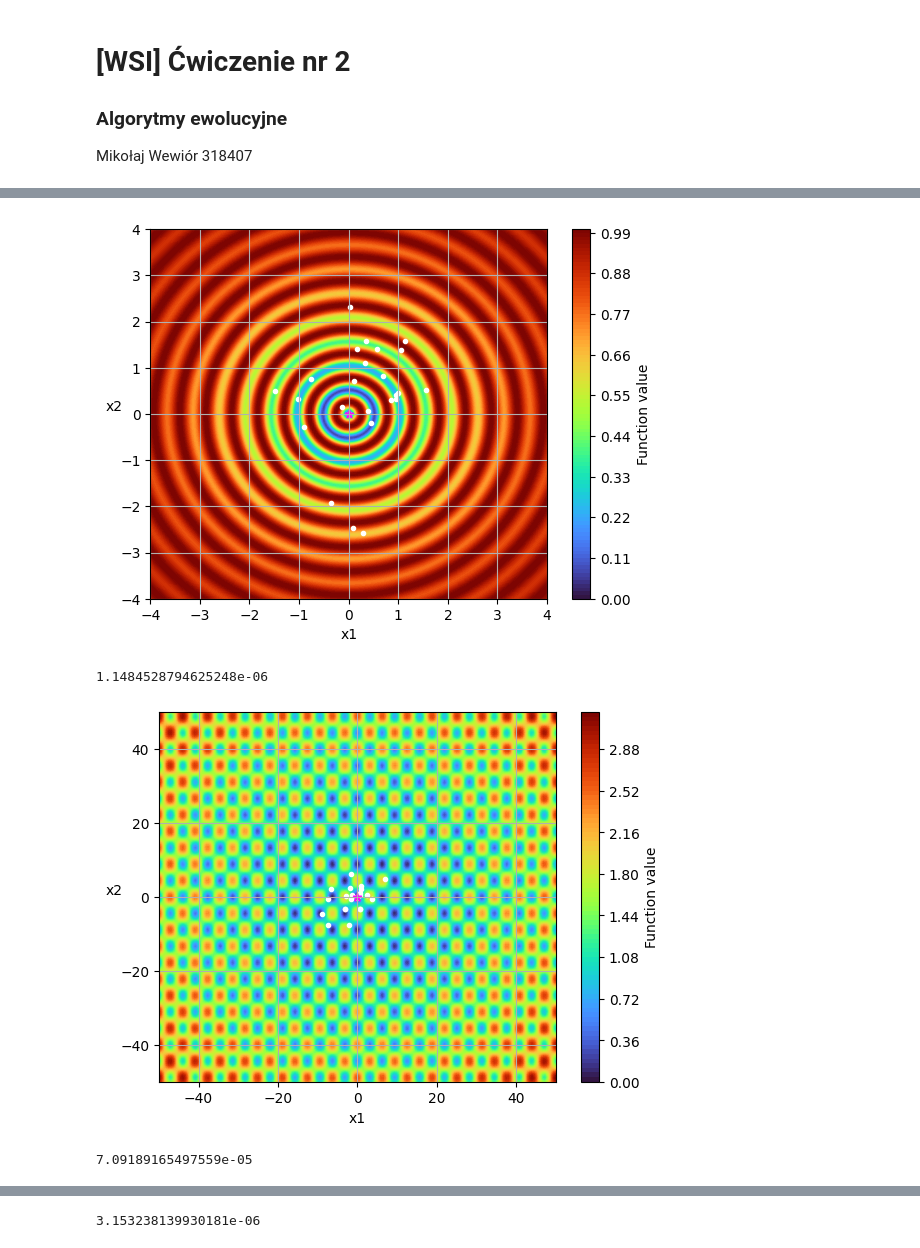
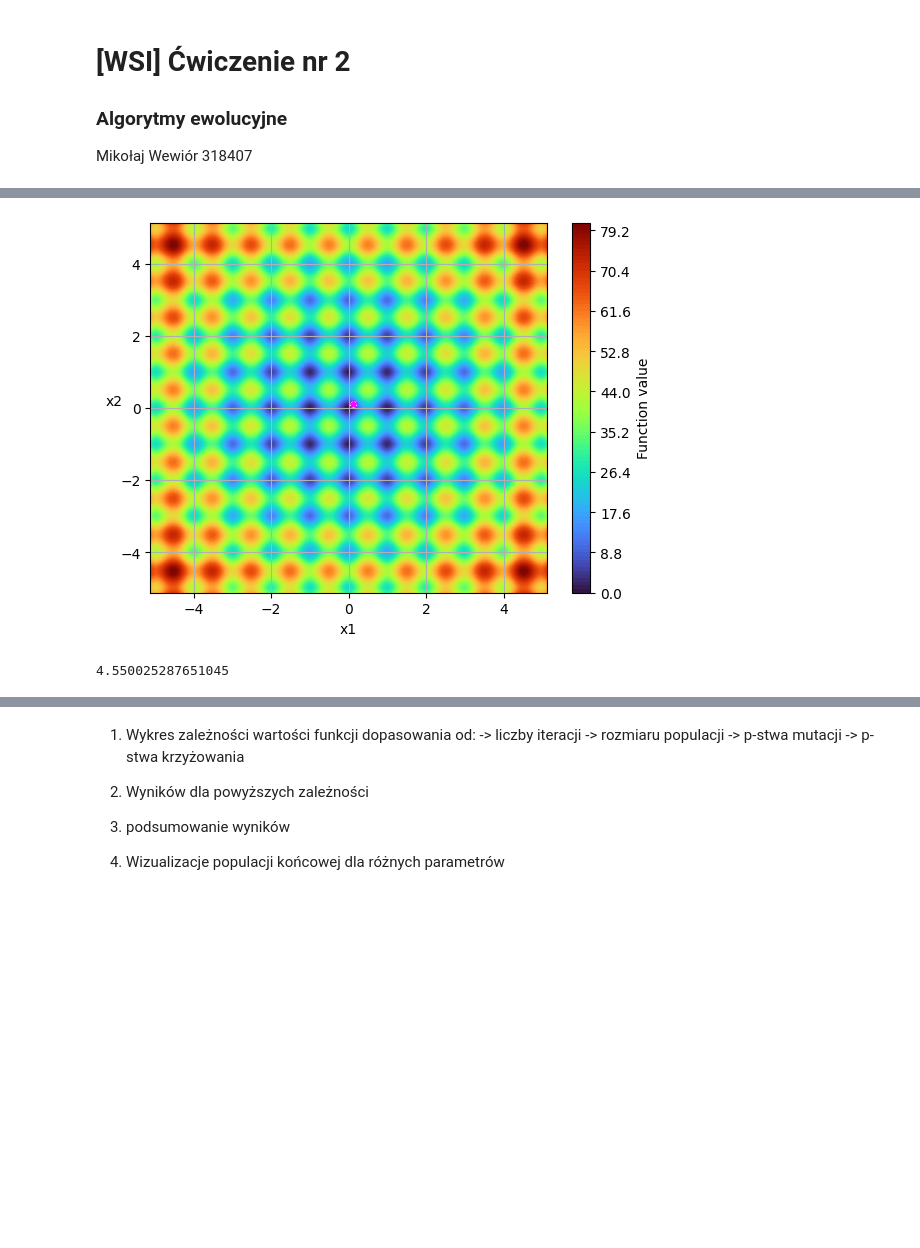
Before and after one commit to mwewior/introduction-to-ai, a Jupyter notebook: lab2/ewolucja.ipynb, the cells around one changed output, grey strips where cells are left out. Cells and saved outputs as stored; diff of their text form; code cells hidden in the pictures; blank space fills up the shorter version.

```diff
--- a/lab2/ewolucja.ipynb
+++ b/lab2/ewolucja.ipynb
@@ -27,7 +27,7 @@ BEST_COLOR = "magenta"
 ITERATIONS = 1000
 POPULATION = 25
 PC = 0.4
-PM = 0.7
+PM = 0.6
 SIGMA = 0.5
 ELITE_SUCCESSION = 1
 # %%
@@ -426,32 +683,21 @@ class Plotter:
 # %%
+plot = Plotter(testfun, PLOT_STEPS)
+sigma = SIGMA
+if testfun.name() == "Griewank": sigma = 2
 
-testing_functions = [
-    DropWave(DROP_BOUNDS, DIMENSIONS),
-    Griewank(GRIE_BOUNDS, DIMENSIONS),
-    Rastrigin(RAST_BOUNDS, DIMENSIONS)
-]
+# population = Evolution(testfun, ITERATIONS, POPULATION, PM, PC, sigma)
+population = Evolution(testfun, ITERATIONS, POPULATION, 0.0, PC, sigma)
+best_fitnesses = []
 
+t = 0
+while t < population.iterations():
+    t+=1
+    population.new_generation()
+    best_fitnesses.append(population.best_fitness().value())
 
-for testfun in testing_functions:
-
-    plot = Plotter(testfun, PLOT_STEPS)
-    sigma = SIGMA
-    if testfun.name() == "Griewank": sigma = 2
-
-    population = Evolution(testfun, ITERATIONS, POPULATION, PM, PC, sigma)
-    best_fitnesses = []
-
-    t = 0
-    while t < population.iterations():
-        t+=1
-        population.new_generation()
-        best_fitnesses.append(population.best_fitness().value())
-
-    plot.plot(drow_now=True)
-    plot.draw_points(population)
-    print(population.best_fitness().value())
+plot.plot(drow_now=True)
+plot.draw_points(population)
+print(population.best_fitness().value())
 # %% [output]
-[figure, old version]
+[figure, new version]
-1.1484528794625248e-06
+4.550025287651045
-[figure, removed]
-7.09189165497559e-05
@@ -459 +704,13 @@ for testfun in testing_functions:
-3.153238139930181e-06
+# %% [markdown]
+1) Wykres zależności wartości funkcji dopasowania od: </br>
+    -> liczby iteracji</br>
+    -> rozmiaru populacji</br>
+    -> p-stwa mutacji</br>
+    -> p-stwa krzyżowania</br>
+</br>
+
+2) Wyników dla powyższych zależności </br>
+
+3) podsumowanie wyników </br>
+
+4) Wizualizacje populacji końcowej dla różnych parametrów
```
Also changed, not shown: parts of 16 cells of this notebook.
